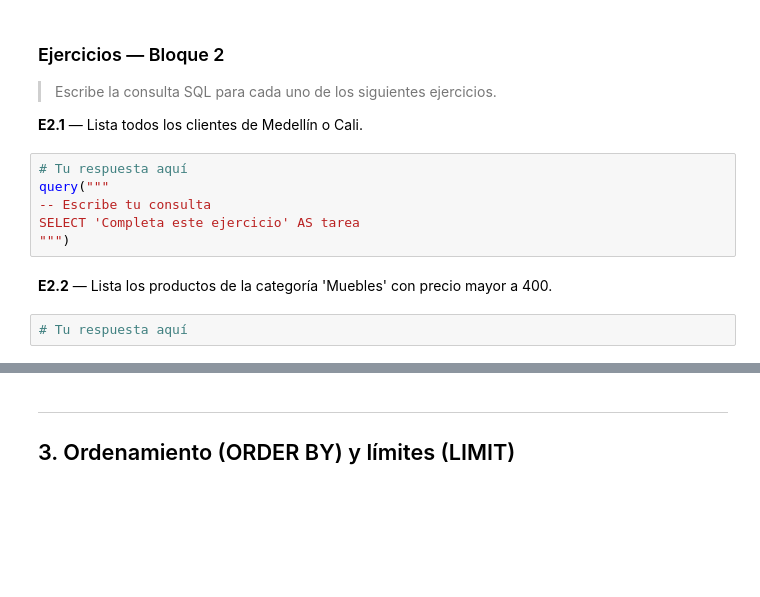
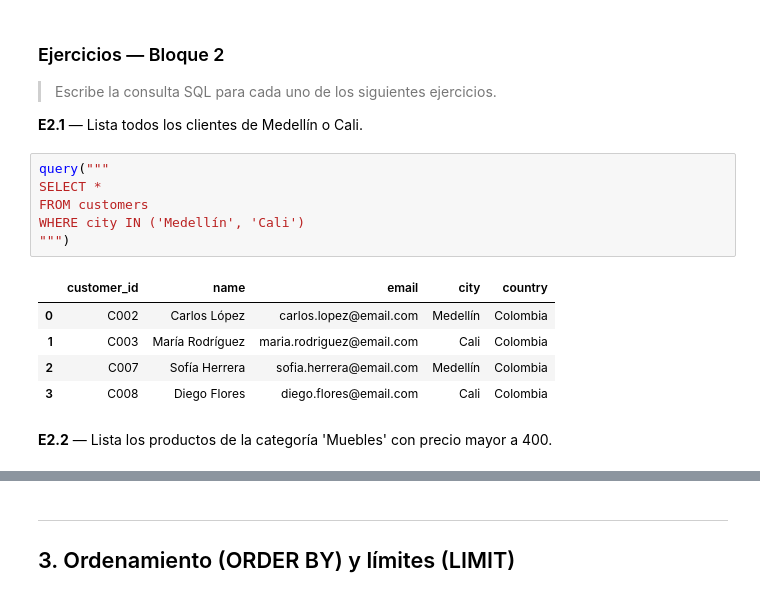
Before and after one commit to sacostaa1/almacenamiento_procesamiento_03_2026, a Jupyter notebook: Taller_a/subtaller_2/taller_sql.ipynb, the cells around one changed output, grey strips where cells are left out. Drawn from its saved outputs; the diff is of its cells as text; blank space fills up the shorter version.

```diff
--- a/Taller_a/subtaller_2/taller_sql.ipynb
+++ b/Taller_a/subtaller_2/taller_sql.ipynb
@@ -274,13 +335,17 @@ query("SELECT * FROM products WHERE price BETWEEN 100 AND 400")
 > Escribe la consulta SQL para cada uno de los siguientes ejercicios.
 
 **E2.1** — Lista todos los clientes de Medellín o Cali.
-# %%
-# Tu respuesta aquí
-query("""
--- Escribe tu consulta
-SELECT 'Completa este ejercicio' AS tarea
-""")
+# %%
+query("""
+SELECT *
+FROM customers
+WHERE city IN ('Medellín', 'Cali')
+""")
+# %% [output]
+|  | customer_id | name | email | city | country |
+| 0 | C002 | Carlos López | carlos.lopez@email.com | Medellín | Colombia |
+| 1 | C003 | María Rodríguez | maria.rodriguez@email.com | Cali | Colombia |
+| 2 | C007 | Sofía Herrera | sofia.herrera@email.com | Medellín | Colombia |
+| 3 | C008 | Diego Flores | diego.flores@email.com | Cali | Colombia |
 # %% [markdown]
 **E2.2** — Lista los productos de la categoría 'Muebles' con precio mayor a 400.
-# %%
-# Tu respuesta aquí
```
Also changed, not shown: parts of 52 cells of this notebook, 7 other files.
